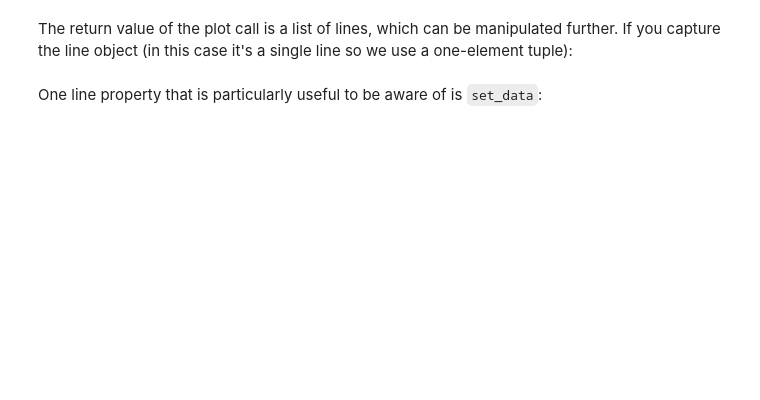
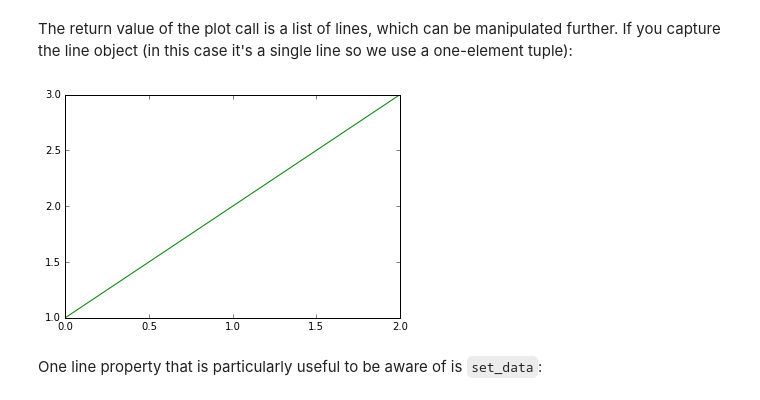
Before and after one commit to profjsb/python-seminar, a Jupyter notebook: DataFiles_and_Notebooks/02_Plotting_and_Viz/b_matplotlib_and_seaborn.ipynb, the cells around one changed output. Drawn from its saved outputs; the diff is of its cells as text; code cells hidden in the pictures; blank space fills up the shorter version.

```diff
--- a/DataFiles_and_Notebooks/02_Plotting_and_Viz/b_matplotlib_and_seaborn.ipynb
+++ b/DataFiles_and_Notebooks/02_Plotting_and_Viz/b_matplotlib_and_seaborn.ipynb
@@ -226,7 +243,9 @@ further.  If you capture the line object (in this case it's a single line so we
 use a one-element tuple):
 # %%
 line, = plt.plot([1,2,3])
-line.set_color('r')
+line.set_color('g')
+# %% [output]
+[figure, added]
 # %% [markdown]
 One line property that is particularly useful to be aware of is ``set_data``:
 # %%
```
Also changed, not shown: parts of 18 cells of this notebook, 12 other files.
